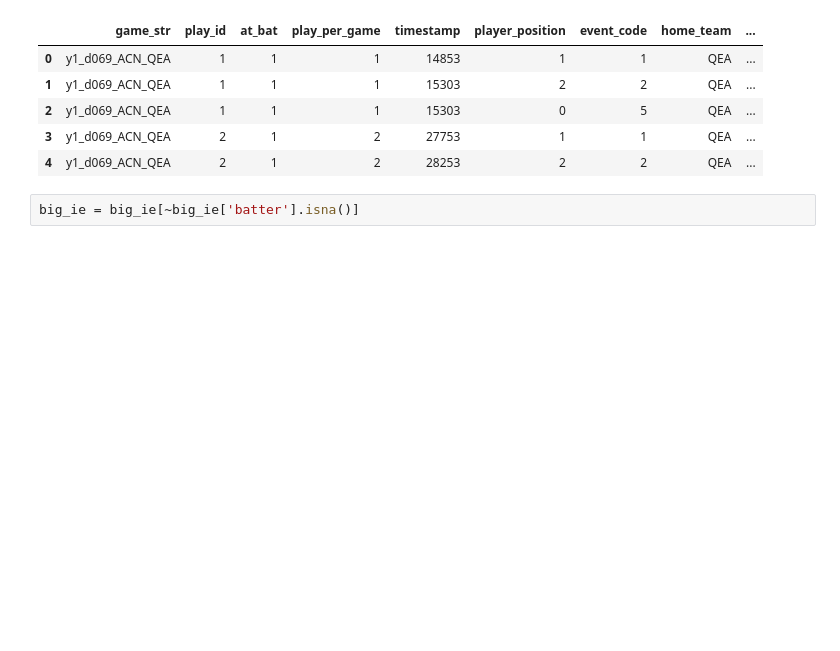
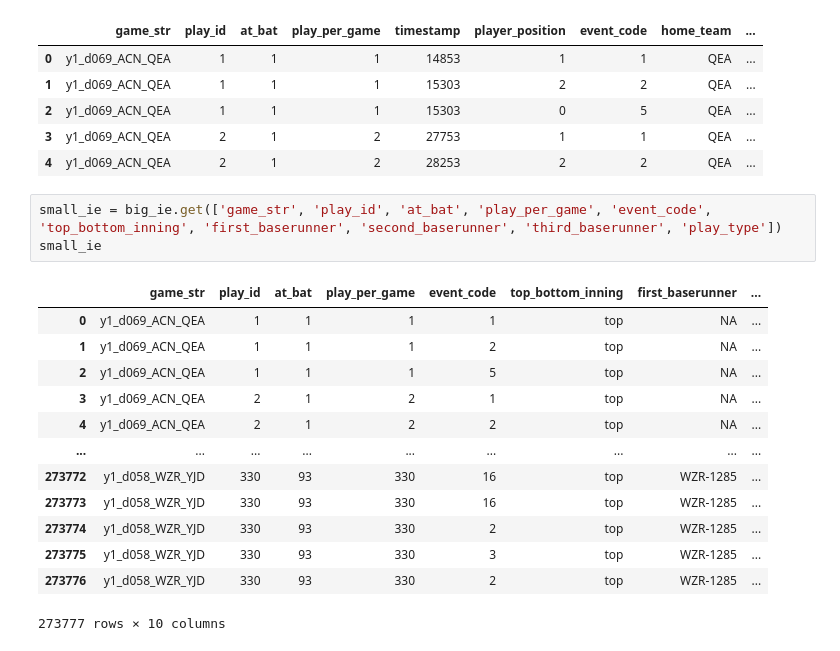
Before and after one commit to alexfrederick1/The-Man-in-the-Middle, a Jupyter notebook: add_outs.ipynb, the cells around one changed output. Saved outputs shown, nothing was run; the diff lists cells and outputs as text; blank space fills up the shorter version.

```diff
--- a/add_outs.ipynb
+++ b/add_outs.ipynb
@@ -87,5 +103,20 @@ big_ie.head()
 | 2 | y1_d069_ACN_QEA | 1 | 1 | 1 | 15303 | 0 | 5 | QEA | ... |
 | 3 | y1_d069_ACN_QEA | 2 | 1 | 2 | 27753 | 1 | 1 | QEA | ... |
 | 4 | y1_d069_ACN_QEA | 2 | 1 | 2 | 28253 | 2 | 2 | QEA | ... |
-# %%
-big_ie = big_ie[~big_ie['batter'].isna()]
+# %%
+small_ie = big_ie.get(['game_str', 'play_id', 'at_bat', 'play_per_game', 'event_code', 'top_bottom_inning', 'first_baserunner', 'second_baserunner', 'third_baserunner', 'play_type'])
+small_ie
+# %% [output]
+|  | game_str | play_id | at_bat | play_per_game | event_code | top_bottom_inning | first_baserunner | ... |
+| 0 | y1_d069_ACN_QEA | 1 | 1 | 1 | 1 | top | NA | ... |
+| 1 | y1_d069_ACN_QEA | 1 | 1 | 1 | 2 | top | NA | ... |
+| 2 | y1_d069_ACN_QEA | 1 | 1 | 1 | 5 | top | NA | ... |
+| 3 | y1_d069_ACN_QEA | 2 | 1 | 2 | 1 | top | NA | ... |
+| 4 | y1_d069_ACN_QEA | 2 | 1 | 2 | 2 | top | NA | ... |
+| ... | ... | ... | ... | ... | ... | ... | ... | ... |
+| 273772 | y1_d058_WZR_YJD | 330 | 93 | 330 | 16 | top | WZR-1285 | ... |
+| 273773 | y1_d058_WZR_YJD | 330 | 93 | 330 | 16 | top | WZR-1285 | ... |
+| 273774 | y1_d058_WZR_YJD | 330 | 93 | 330 | 2 | top | WZR-1285 | ... |
+| 273775 | y1_d058_WZR_YJD | 330 | 93 | 330 | 3 | top | WZR-1285 | ... |
+| 273776 | y1_d058_WZR_YJD | 330 | 93 | 330 | 2 | top | WZR-1285 | ... |
+273777 rows × 10 columns
```
Also changed, not shown: parts of 12 cells of this notebook.
